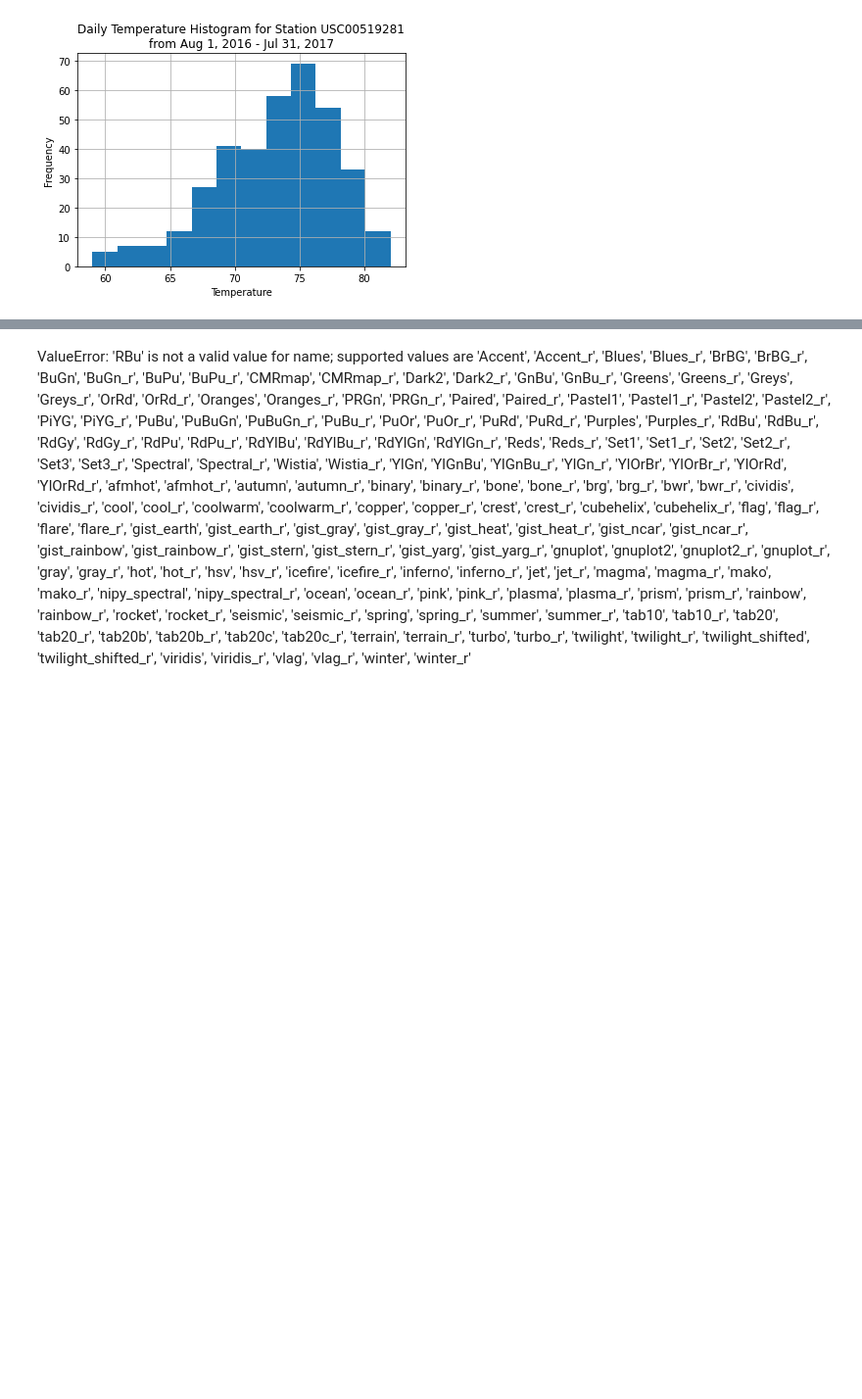
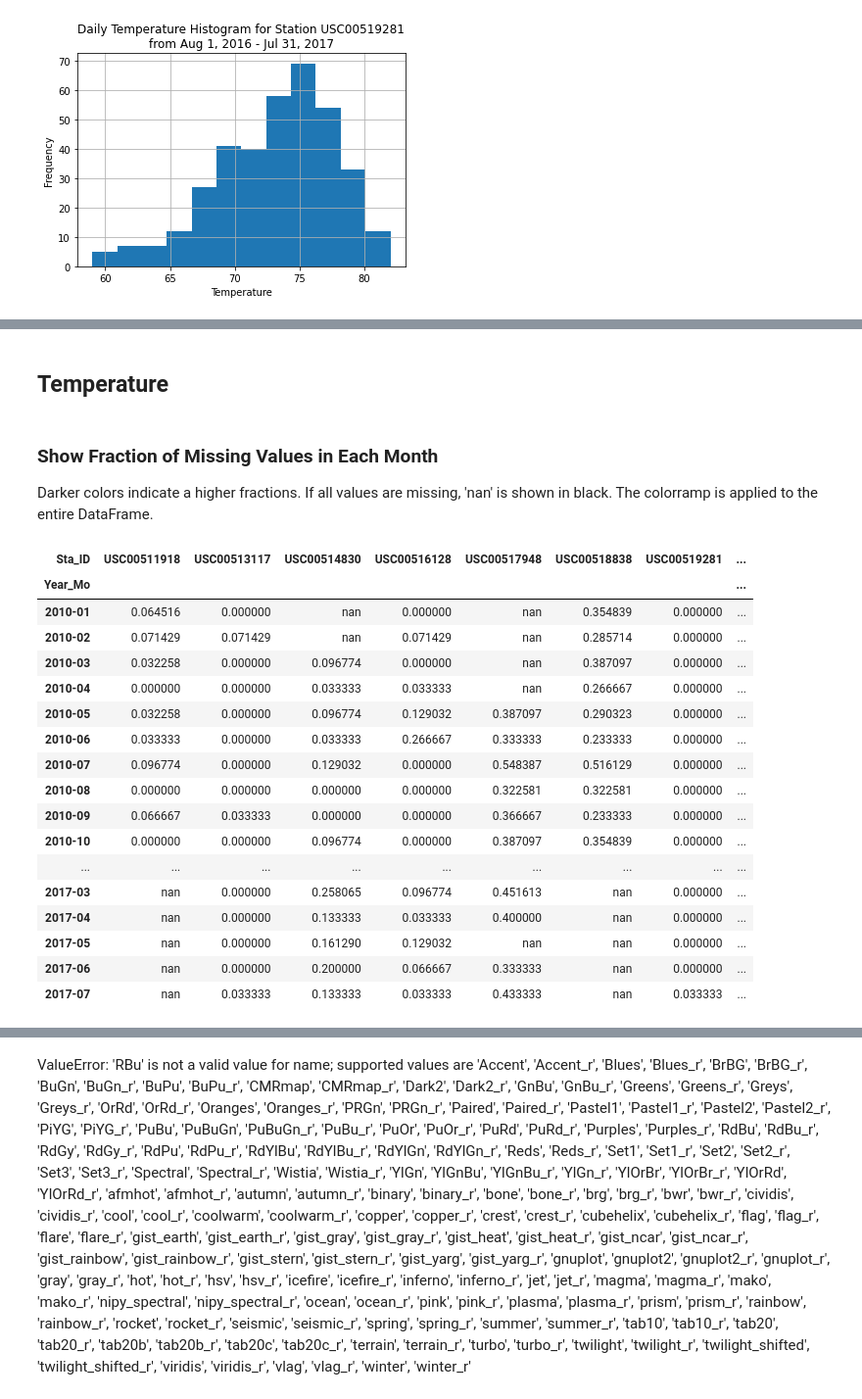
Before and after one commit to Earthscott/sqlalchemy-challenge, a Jupyter notebook: surfs_up_scottjob.ipynb, the cells around one changed output, grey strips where cells are left out. Shown at 98% size. Cells and saved outputs as stored; diff of their text form; code cells hidden in the pictures; blank space fills up the shorter version.

```diff
--- a/surfs_up_scottjob.ipynb
+++ b/surfs_up_scottjob.ipynb
@@ -462 +506,35 @@ plt.show();
 [figure]
+# %% [markdown]
+## Temperature
+# %% [markdown]
+### Show Fraction of Missing Values in Each Month
+
+Darker colors indicate a higher fractions. If all values are missing, 'nan' is shown in black. The colorramp is applied to the entire DataFrame.
+# %%
+df_temp_count = pd.pivot_table(df_meas, values='Temp', index='Year_Mo', columns='Sta_ID', aggfunc='count')
+df_temp_pcnt = df_temp_count.divide(s_daysinmonth, axis=0)
+df_temp_missing = df_temp_pcnt.subtract(1, axis=0).copy()
+df_temp_missing = df_temp_missing.multiply(-1, axis=0)
+df_temp_missing = df_temp_missing.abs()
+
+cm = sns.light_palette("darkred", as_cmap=True)
+display(df_temp_missing.style.background_gradient(cmap=cm, axis=None))
+# %% [output]
+| Sta_ID | USC00511918 | USC00513117 | USC00514830 | USC00516128 | USC00517948 | USC00518838 | USC00519281 | ... |
+| Year_Mo |  |  |  |  |  |  |  | ... |
+| 2010-01 | 0.064516 | 0.000000 | nan | 0.000000 | nan | 0.354839 | 0.000000 | ... |
+| 2010-02 | 0.071429 | 0.071429 | nan | 0.071429 | nan | 0.285714 | 0.000000 | ... |
+| 2010-03 | 0.032258 | 0.000000 | 0.096774 | 0.000000 | nan | 0.387097 | 0.000000 | ... |
+| 2010-04 | 0.000000 | 0.000000 | 0.033333 | 0.033333 | nan | 0.266667 | 0.000000 | ... |
+| 2010-05 | 0.032258 | 0.000000 | 0.096774 | 0.129032 | 0.387097 | 0.290323 | 0.000000 | ... |
+| 2010-06 | 0.033333 | 0.000000 | 0.033333 | 0.266667 | 0.333333 | 0.233333 | 0.000000 | ... |
+| 2010-07 | 0.096774 | 0.000000 | 0.129032 | 0.000000 | 0.548387 | 0.516129 | 0.000000 | ... |
+| 2010-08 | 0.000000 | 0.000000 | 0.000000 | 0.000000 | 0.322581 | 0.322581 | 0.000000 | ... |
+| 2010-09 | 0.066667 | 0.033333 | 0.000000 | 0.000000 | 0.366667 | 0.233333 | 0.000000 | ... |
+| 2010-10 | 0.000000 | 0.000000 | 0.096774 | 0.000000 | 0.387097 | 0.354839 | 0.000000 | ... |
+| ... | ... | ... | ... | ... | ... | ... | ... | ... |
+| 2017-03 | nan | 0.000000 | 0.258065 | 0.096774 | 0.451613 | nan | 0.000000 | ... |
+| 2017-04 | nan | 0.000000 | 0.133333 | 0.033333 | 0.400000 | nan | 0.000000 | ... |
+| 2017-05 | nan | 0.000000 | 0.161290 | 0.129032 | nan | nan | 0.000000 | ... |
+| 2017-06 | nan | 0.000000 | 0.200000 | 0.066667 | 0.333333 | nan | 0.000000 | ... |
+| 2017-07 | nan | 0.033333 | 0.133333 | 0.033333 | 0.433333 | nan | 0.033333 | ... |
```
Also changed, not shown: parts of 38 cells of this notebook, 9 other files.
